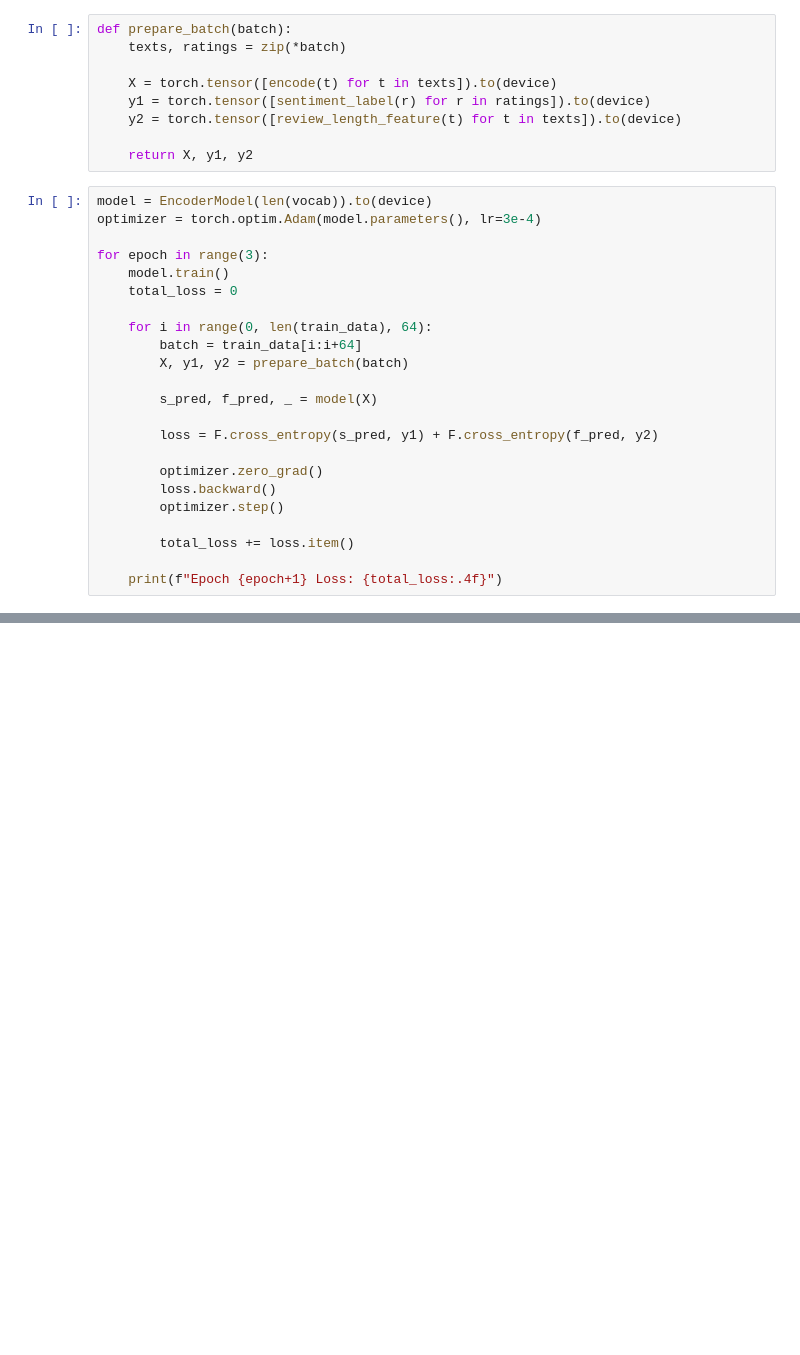
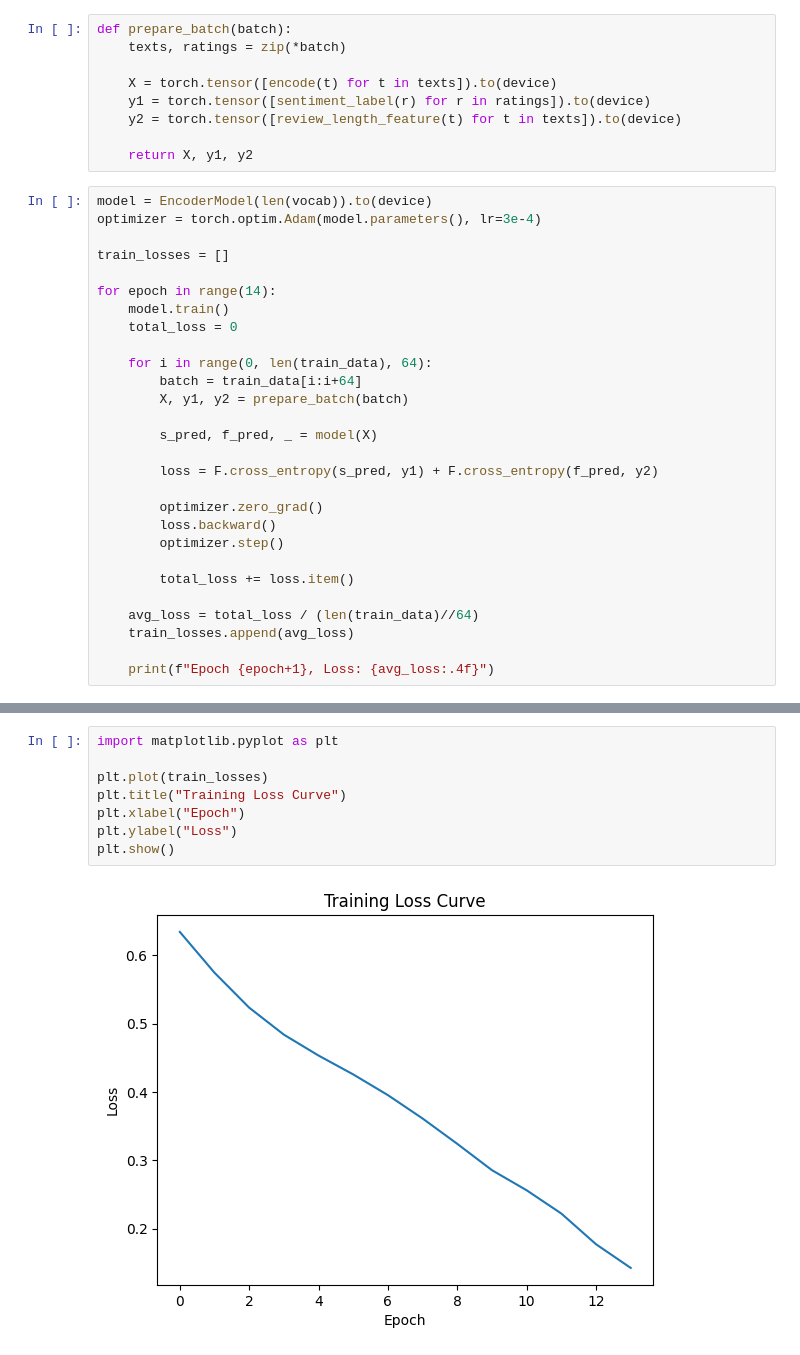
Before and after one commit to Haz1q1105/nlp-assignment3, a Jupyter notebook: i232579_NLP_Assignment3.ipynb, the cells around one changed output, grey strips where cells are left out. Cells and saved outputs as stored; diff of their text form; blank space fills up the shorter version.

```diff
--- a/i232579_NLP_Assignment3.ipynb
+++ b/i232579_NLP_Assignment3.ipynb
@@ -326,7 +326,9 @@ def prepare_batch(batch):
 model = EncoderModel(len(vocab)).to(device)
 optimizer = torch.optim.Adam(model.parameters(), lr=3e-4)
 
-for epoch in range(3):
+train_losses = []
+
+for epoch in range(14):
     model.train()
     total_loss = 0
 
@@ -344,5 +346,8 @@ for epoch in range(3):
 
         total_loss += loss.item()
 
-    print(f"Epoch {epoch+1} Loss: {total_loss:.4f}")
+    avg_loss = total_loss / (len(train_data)//64)
+    train_losses.append(avg_loss)
+
+    print(f"Epoch {epoch+1}, Loss: {avg_loss:.4f}")
 # %% [output]
@@ -351,0 +432,10 @@ Epoch 3 Loss: 256.1924
+# %%
+import matplotlib.pyplot as plt
+
+plt.plot(train_losses)
+plt.title("Training Loss Curve")
+plt.xlabel("Epoch")
+plt.ylabel("Loss")
+plt.show()
+# %% [output]
+[figure, added]
```
Also changed, not shown: parts of 13 cells of this notebook.
